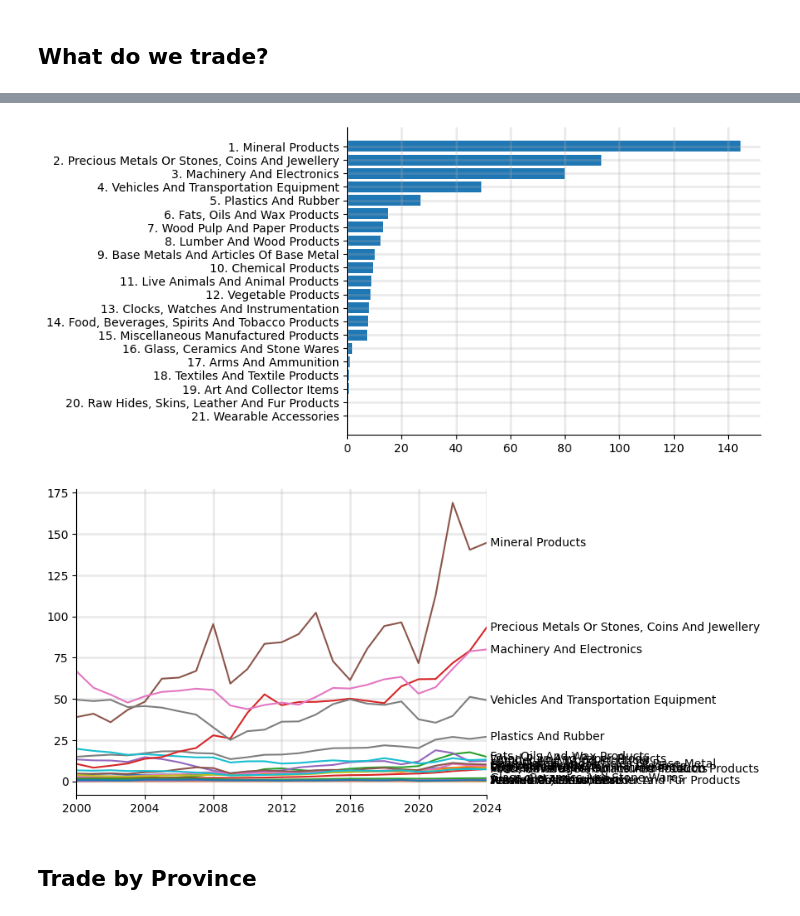
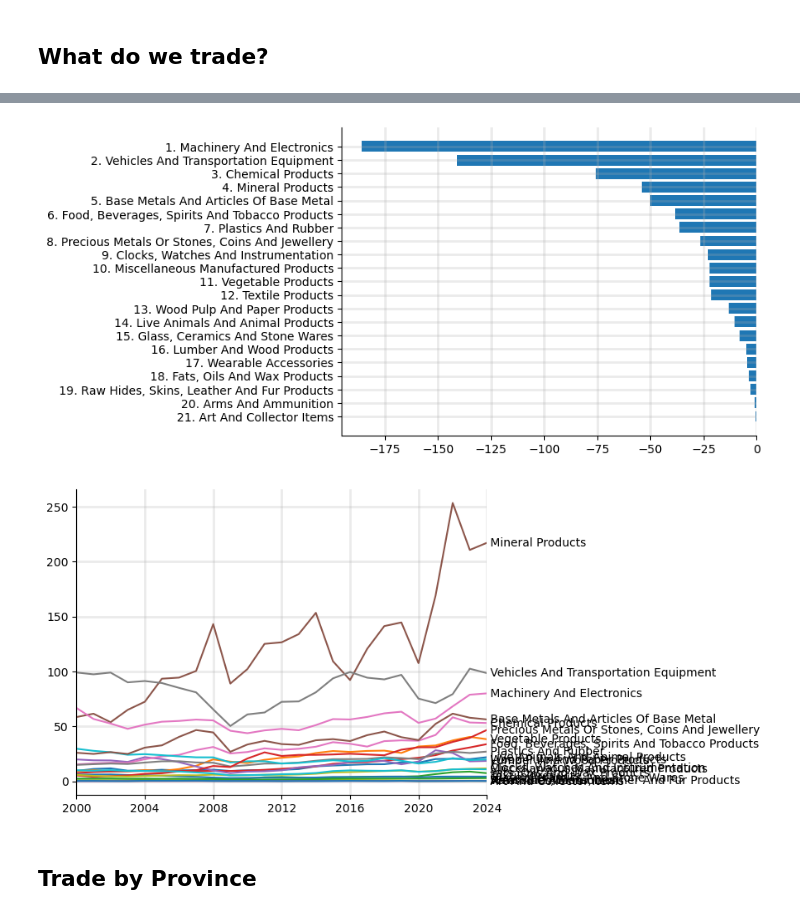
Before and after one commit to qcx201/CAtrade, a Jupyter notebook: src/03-desc.ipynb, the cells around one changed output, grey strips where cells are left out. Saved outputs shown, nothing was run; the diff lists cells and outputs as text; code cells hidden in the pictures.

Commit message:
New graphs and model stuff

```diff
--- a/src/03-desc.ipynb
+++ b/src/03-desc.ipynb
@@ -18,9 +18,6 @@ fig_dir = os.path.abspath('../figures')
 # plot formatting
 plt.rcParams['axes.spines.top'] = False
 plt.rcParams['axes.spines.right'] = False
-
-# minor axis
-plt.rcParams['xtick.minor.bottom'] = True
 
 # grid lines
 plt.rcParams['axes.grid'] = True
@@ -296,7 +293,7 @@ linestyles = [':', '-', '-.']
 
 # partners
 markers = ['o', '+', '*', 'H', 'x']
-colors = ['royalblue', dcolors[2], dcolors[1], 'gray', 'red']
+colors = ['royalblue', 'green', 'orange', 'gray', 'tomato']
 
 for i, col in enumerate(cols):
 
@@ -307,29 +304,34 @@ for i, col in enumerate(cols):
         cond = data['cou'] == cou
         x, y = data.loc[cond, 'year'], data.loc[cond, col]
 
-        ax.plot(x, y, lw=2, ls=linestyles[i], alpha=0.75,
+        ax.plot(x, y, lw=2, ls=linestyles[i],
                 marker=markers[j], fillstyle='none',
                 markersize=8, markeredgewidth=2,
                 label=cou, color=colors[j])
 
         ax.set_xlim(2000, 2024)
         ax.set_xticks(range(2000, 2025, 4))
+        ax.set_xticks(range(2000, 2025), minor=True)
 
         xend, yend = x.dropna().iloc[-1], y.dropna().iloc[-1]
 
         va = 'bottom' if (('other' in cou) and ('export' in col)) else 'center'
-        ax.text(xend, yend, f' {cou}', va=va, ha='left', color=colors[j])
+        ax.text(xend, yend, f' {cou}', va=va,
+                ha='left', color=colors[j],
+                fontweight='bold'
+                )
 
     # set ylim and 10% yticks
     _, ymax = ax.get_ylim()
     step = 0.1
     ax.set_yticks(np.arange(0, ymax+step, step))
     ax.set_ylim(0, ymax)
+    ax.yaxis.minorticks_off()
 
     ax.set_ylabel(f'Share of {col.replace("hare", "").title()}')
     ticks = ax.get_yticks()
     ax.set_yticks(ticks, [f'{t:.0%}' for t in ticks])
-    ax.yaxis.minorticks_on()
+    ax.yaxis.minorticks_off()
 
     fig.tight_layout()
     # fig.legend(loc='upper center', bbox_to_anchor=(0.5, 0), ncol=3, frameon=False)
@@ -381,48 +432,48 @@ prods
 # %%
 # stacked bar graph for US/non-US
 
 # sectors
-secs = prods.pivot_table(index=['year', 'sec'], values=tp.columns)
+total = prods['Total All Countries']
+secs = total.pivot_table(index=['year', 'sec'], values=tp.columns, aggfunc='sum')
 secs = secs.reset_index()
 
 for year, sdf in secs.groupby('year'):
     continue
 
-sdf = sdf.sort_values('exports', ascending=False)
+col = 'imports'
+sdf = sdf.sort_values(col, ascending=True if col=='imports' else False)
 
 sdf['rank'] = range(1, len(sdf)+1)
-
 split = sdf['sec'].str.split(' - ')
 sdf['sector'] = sdf['rank'].astype(str) + '. ' + split.str[-1].str.title()
 
 fig, ax = plt.subplots()
 
-x, y = sdf['sector'], sdf['exports'] / B
+x, y = sdf['sector'], sdf[col] / B
 ax.barh(x, y)
 
 fig.gca().invert_yaxis()
 
 plt.show()
+
+fig, ax = plt.subplots()
+
+for sec, sdf in secs.groupby('sec'):
+
+    x, y = sdf['year'], sdf['exports'] / B
+
+    ax.plot(x, y)
+
+    ax.set_xlim(2000, 2024)
+    ax.set_xticks(range(2000, 2025, 4))
+
+    text = ' ' + (sec.split(' - ')[-1].title())
+    ax.text(x.iloc[-1], y.iloc[-1], text, va='center', ha='left')
+
+plt.show()
 # %% [output]
-[figure, old version]
+[figure, new version]
+[figure, added]
-# %%
-fig, ax = plt.subplots()
-
-for sec, sdf in secs.groupby('sec'):
-
-    x, y = sdf['year'], sdf['exports'] / B
-
-    ax.plot(x, y)
-
-    ax.set_xlim(2000, 2024)
-    ax.set_xticks(range(2000, 2025, 4))
-
-    text = ' ' + (sec.split(' - ')[-1].title())
-    ax.text(x.iloc[-1], y.iloc[-1], text, va='center', ha='left')
-
-plt.show()
-# %% [output]
-[figure, removed]
 # %% [markdown]
 ## Trade by Province
 # %%
```
Also changed, not shown: parts of 4 cells of this notebook, 5 other files.
